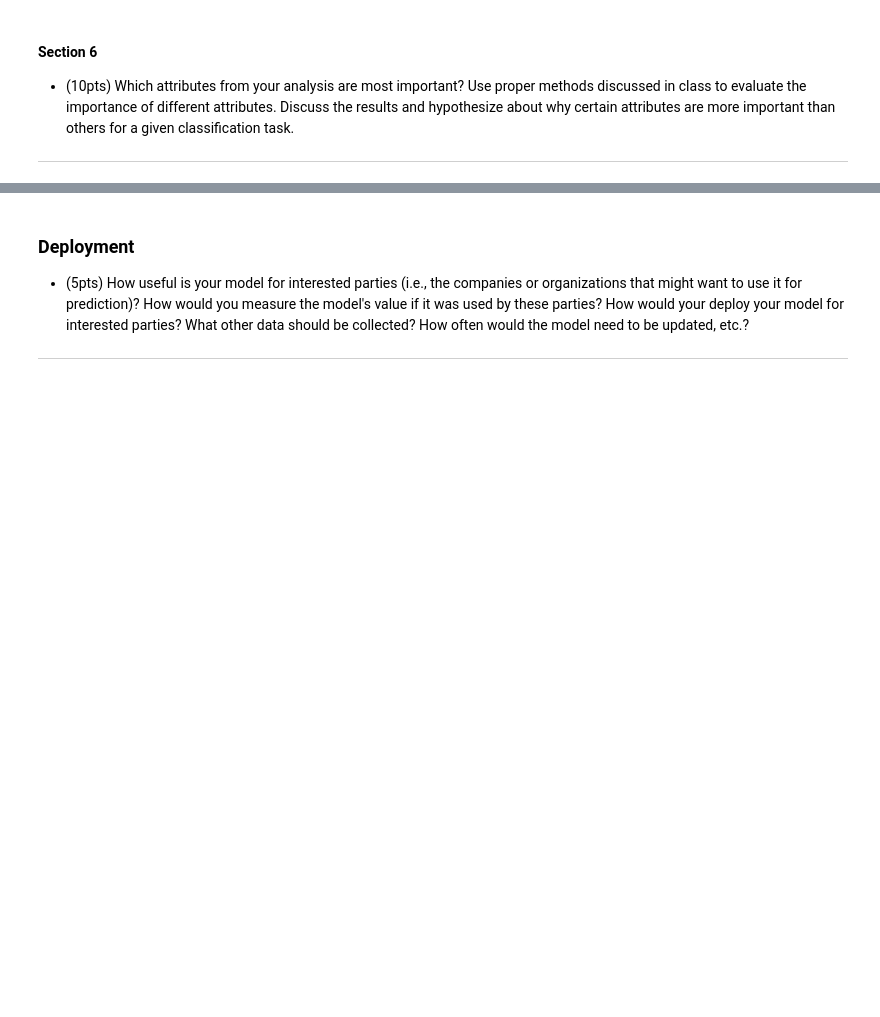
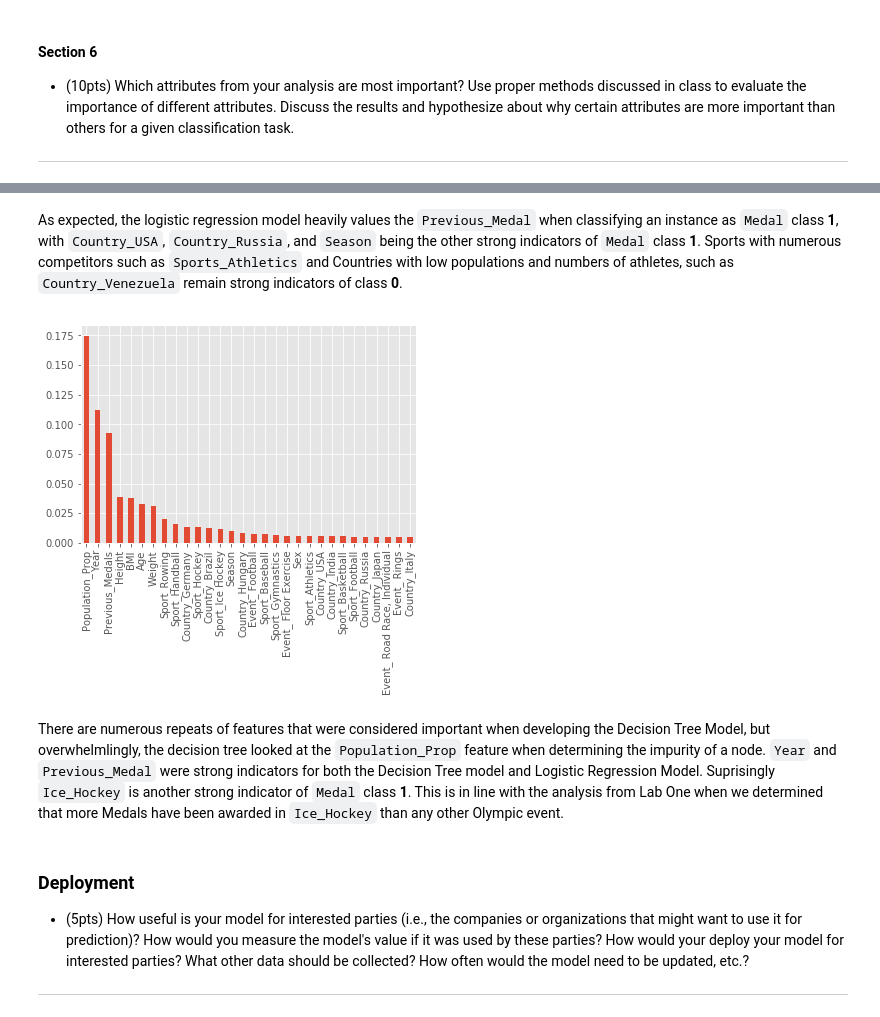
Before and after one commit to i4a/olympics, a Jupyter notebook: LabAssignmentTwo.ipynb, the cells around one changed output, grey strips where cells are left out. Saved outputs shown, nothing was run; the diff lists cells and outputs as text; code cells hidden in the pictures; blank space fills up the shorter version.

```diff
--- a/LabAssignmentTwo.ipynb
+++ b/LabAssignmentTwo.ipynb
@@ -274,5 +392,0 @@ lr_clf = lr_clf.fit(X_std, y)
-# %%
-from sklearn.externals import joblib
-gs_lr_model = 'gs_lr_model.joblib.pkl'
-_ = joblib.dump(lr_clf, gs_lr_model, compress = 9)
-#This will save the model in your working directory
@@ -300,3 +761,17 @@ clf2
+# %% [markdown]
+As expected, the logistic regression model heavily values the `Previous_Medal` when classifying an instance as `Medal` class **1**, with `Country_USA`, `Country_Russia`, and `Season` being the other strong indicators of `Medal` class **1**.  Sports with numerous competitors such as `Sports_Athletics` and Countries with low populations and numbers of athletes, such as `Country_Venezuela` remain strong indicators of class **0**.
+# %%
+#imp = dict(zip(X.columns, dt_clf.feature_importances_))
+#print(imp)
+
+imp = list(zip(dt_clf.feature_importances_, X.columns))
+imp.sort(reverse=True)
+# %%
+df_imp = pd.DataFrame(imp, index=[x for (_,x) in imp]).head(30).plot(kind='bar', legend = None)
+# %% [output]
+[figure, added]
+# %% [markdown]
+There are numerous repeats of features that were considered important when developing the Decision Tree Model, but overwhelmlingly, the decision tree looked at the `Population_Prop` feature when determining the impurity of a node. `Year` and `Previous_Medal` were strong indicators for both the Decision Tree model and Logistic Regression Model.  Suprisingly `Ice_Hockey` is another strong indicator of `Medal` class **1**.  This is in line with the analysis from Lab One when we determined that more Medals have been awarded in `Ice_Hockey` than any other Olympic event.
 # %% [markdown]
 ### Deployment
 
```
Also changed, not shown: parts of 53 cells of this notebook.
